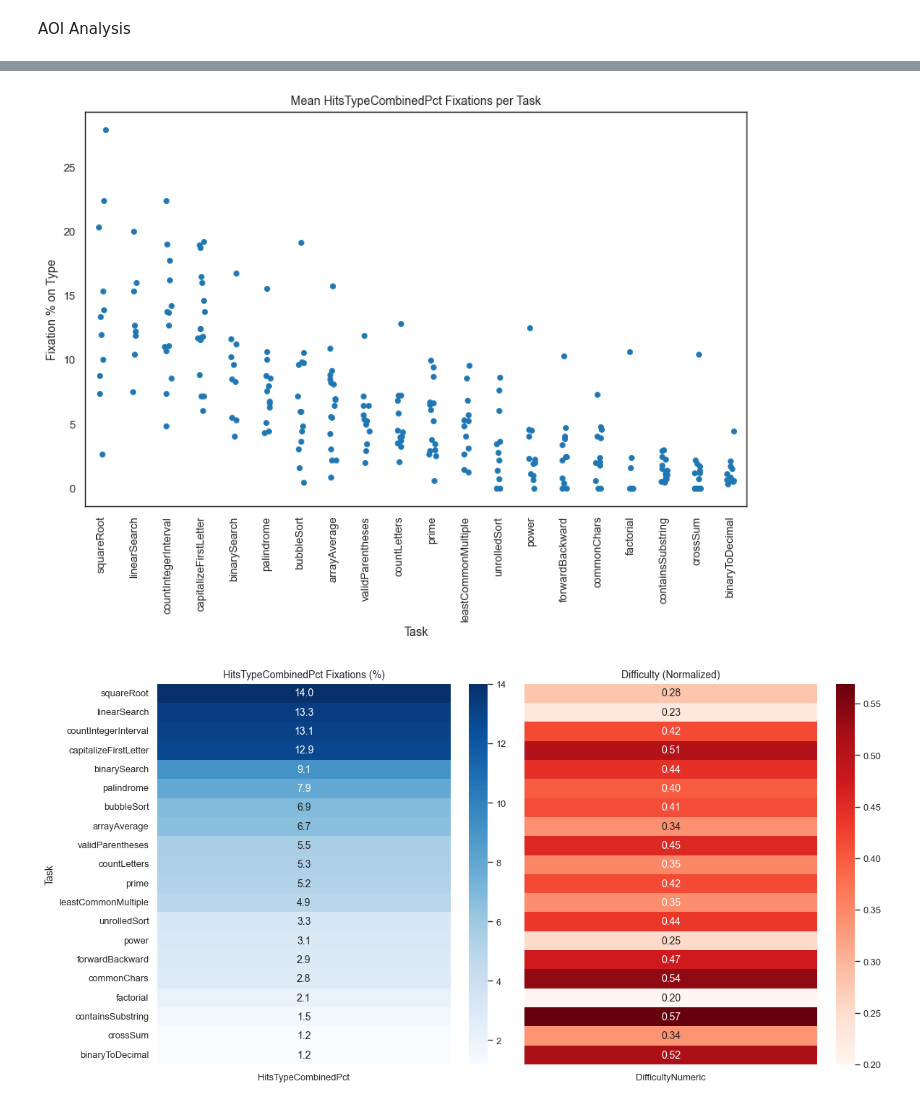
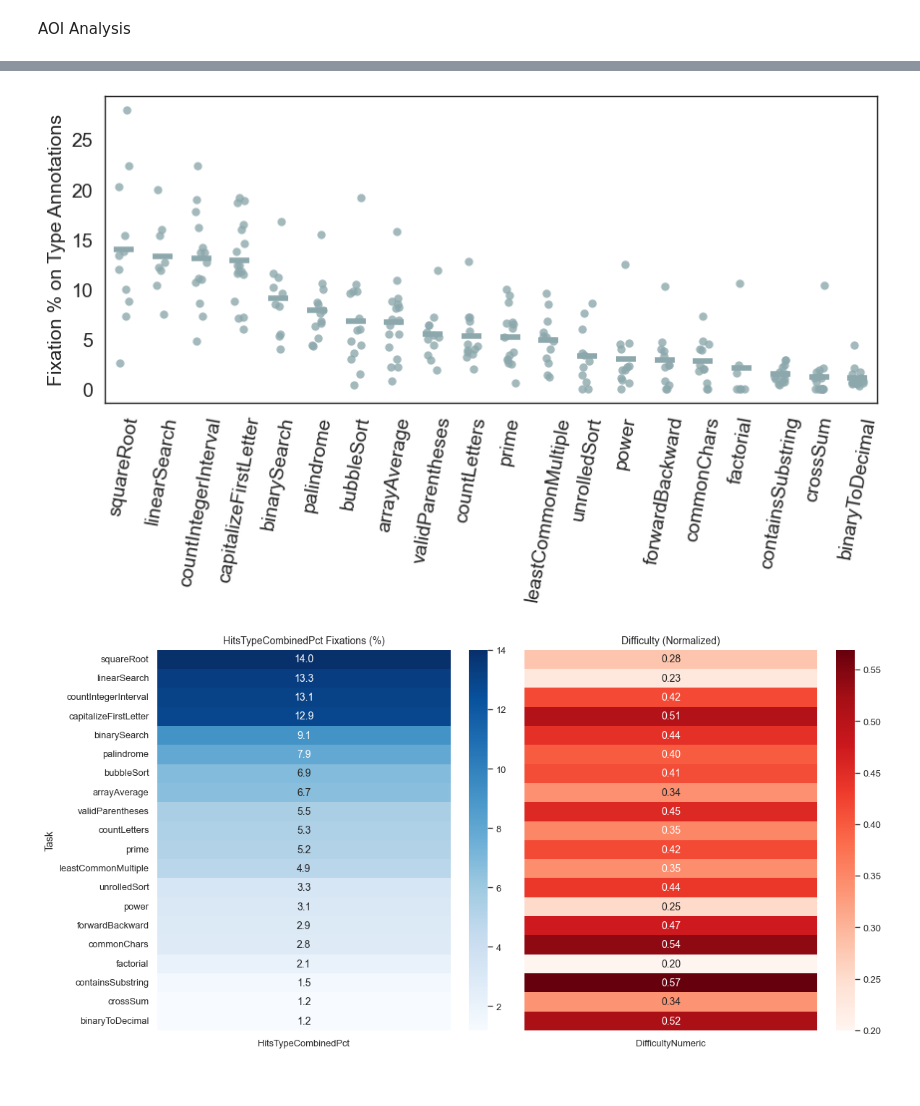
Before and after one commit to brains-on-code/effect-of-type-annotations, a Jupyter notebook: Data Analysis/mainAnalysis new none removed.ipynb, the cells around one changed output, grey strips where cells are left out. Drawn from its saved outputs; the diff is of its cells as text; code cells hidden in the pictures.

```diff
--- a/Data Analysis/mainAnalysis new none removed.ipynb
+++ b/Data Analysis/mainAnalysis new none removed.ipynb
@@ -402,7 +404,7 @@ Read in all subjective feelings to merge it later on into the personal informati
 # %%
 for i in range(0, len(participants)):
     try:
-        df_to_add = pd.read_csv(f'./AllParticipants/{participants[i]}/{participants[i]} Post-Questionnaire.csv',
+        df_to_add = pd.read_csv(f'./data/{participants[i]}/{participants[i]} Post-Questionnaire.csv',
                                 sep=';')
         df_to_add['ID'] = participants[i]
         df_subjective_feelings = pd.concat([df_subjective_feelings, df_to_add], ignore_index=True)
@@ -465,7 +467,8 @@ df_personal_information
 Merging the subjective feelings into the personal information
 # %%
 # merge personal information and the subjective feelings
-df_personal_information = pd.merge(df_personal_information, df_subjective_feelings, how='left', left_on=['ID'], right_on=['ID'])
+df_personal_information = pd.merge(df_personal_information, df_subjective_feelings, how='left', left_on=['ID'],
+                                   right_on=['ID'])
 # %% [markdown]
 ### Cleaning of the personal information
 
@@ -554,7 +559,7 @@ for i in range(0, len(participants)):
     # check if the participant has finished all snippets and read in the results data
     try:
         df_to_add: DataFrame = pd.read_csv(
-            f'./AllParticipants/{participants[i]}/Trial_{participants[i]}/ResultsOverall_{participants[i]}.csv',
+            f'./data/{participants[i]}/Trial_{participants[i]}/ResultsOverall_{participants[i]}.csv',
             sep=';').assign(ID=participants[i])
 
         if df_to_add['Answer_Out'].isnull().values.any():
@@ -573,7 +578,7 @@ for i in range(0, len(participants)):
 
 # now get the values from the eyetracking and merge it into the dataframe
 # TODO: this file does not yet exist, create it first
-df_eye_tracking_metrics: DataFrame = pd.read_csv(f'./eyetracking/output/AOI/Metrics_Data_for_Anova.csv', sep=';')
+df_eye_tracking_metrics: DataFrame = pd.read_csv(f'./output/AOI/Metrics_Data_for_Anova.csv', sep=';')
 df_results_overall['SubjectID'] = df_results_overall['SubjectID'].apply(lambda x: x[:8])
 df_results_overall = pd.merge(df_results_overall, df_eye_tracking_metrics, how='left', left_on=['SubjectID', 'Task'],
                               right_on=['Participant', 'Snippet'])
@@ -666,7 +673,8 @@ Number of obfuscated runs with eye tracking data: 20
 # %% [markdown]
 Now merge `df_results_overall` and `df_difficulty_rating` and also merge `personal_information` and the `Meaningful` columns of `df_results_overall`.
 # %%
-df_results_overall = pd.merge(df_results_overall, df_difficulty_rating, how='left', left_on=['ID', 'Task'], right_on=['ID', 'Task'])
+df_results_overall = pd.merge(df_results_overall, df_difficulty_rating, how='left', left_on=['ID', 'Task'],
+                              right_on=['ID', 'Task'])
 # %% [markdown]
 #### Computations for Correctness and Time
 
@@ -1315,20 +1340,42 @@ plt.tight_layout()
 # %%
 task_order = (
     df_type.groupby('Task')['HitsTypeCombinedPct']
     .mean()
     .sort_values(ascending=False)
     .index
 )
 
-plt.figure(figsize=(10, 6))
-sns.stripplot(data=df_type, x='Task', y='HitsTypeCombinedPct', order=task_order)
-plt.title('Mean HitsTypeCombinedPct Fixations per Task')
-plt.ylabel('Fixation % on Type')
-plt.xlabel('Task')
-plt.xticks(rotation=90)
+plt.figure(figsize=(10, 4))
+# point estimates
+sns.pointplot(
+    data=df_type,
+    x='Task',
+    y='HitsTypeCombinedPct',
+    color='#8CA8AC',
+    order=task_order,
+    linestyle='none',
+    errorbar=None,
+    markers='_',
+    markersize=15,
+    markeredgewidth=4,
+)
+
+sns.stripplot(data=df_type,
+              x='Task',
+              y='HitsTypeCombinedPct',
+              color='#8CA8AC',
+              order=task_order,
+              jitter=0.15,
+              size=6,
+              alpha=0.8)
+plt.ylabel('Fixation % on Type Annotations', fontsize=14)
+plt.xlabel('')
+plt.yticks(fontsize=14)
+plt.xticks(rotation=80,fontsize=14)
+plt.savefig('output/FixationsOnTypeSnippet.pdf', dpi=300, bbox_inches='tight')
 plt.show()
 # %% [output]
-[figure, old version]
+[figure, new version]
 # %%
 # Aggregate per task
 df_task = df_type.groupby('Task')[['HitsTypeCombinedPct', 'DifficultyNumeric', 'TAComprehension', 'YearsProgramming',
```
Also changed, not shown: parts of 17 cells of this notebook, 2 other files.
